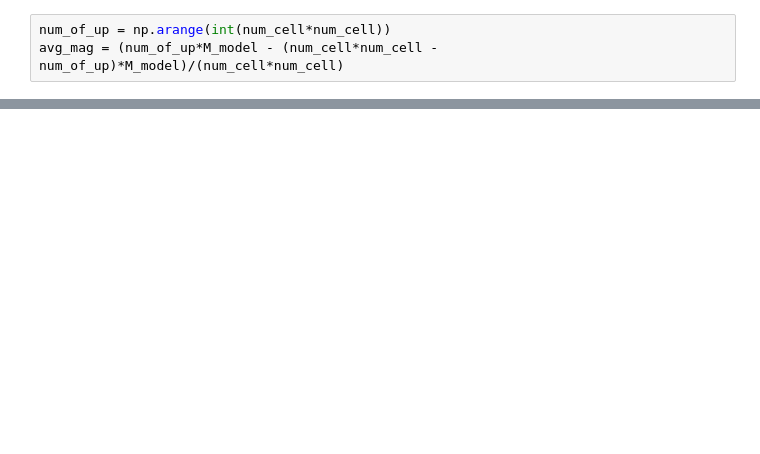
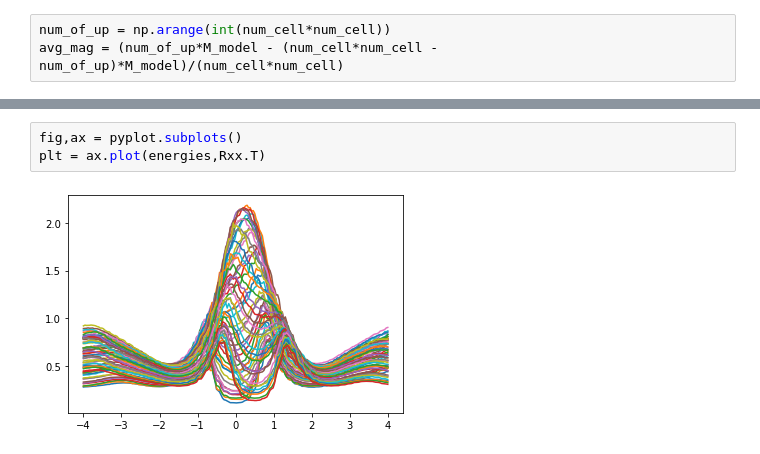
Before and after one commit to caidish/kwant_demo_topological_material, a Jupyter notebook: Kwant_demo/未命名.ipynb, the cells around one changed output, grey strips where cells are left out. Drawn from its saved outputs; the diff is of its cells as text; blank space fills up the shorter version.

```diff
--- a/Kwant_demo/未命名.ipynb
+++ b/Kwant_demo/未命名.ipynb
@@ -102,0 +118,5 @@ cbar = fig.colorbar(plt2,ax = ax2)
+# %%
+fig,ax = pyplot.subplots()
+plt = ax.plot(energies,Rxx.T)
+# %% [output]
+[figure, added]
```
Also changed, not shown: parts of 3 cells of this notebook, 1 other file.
